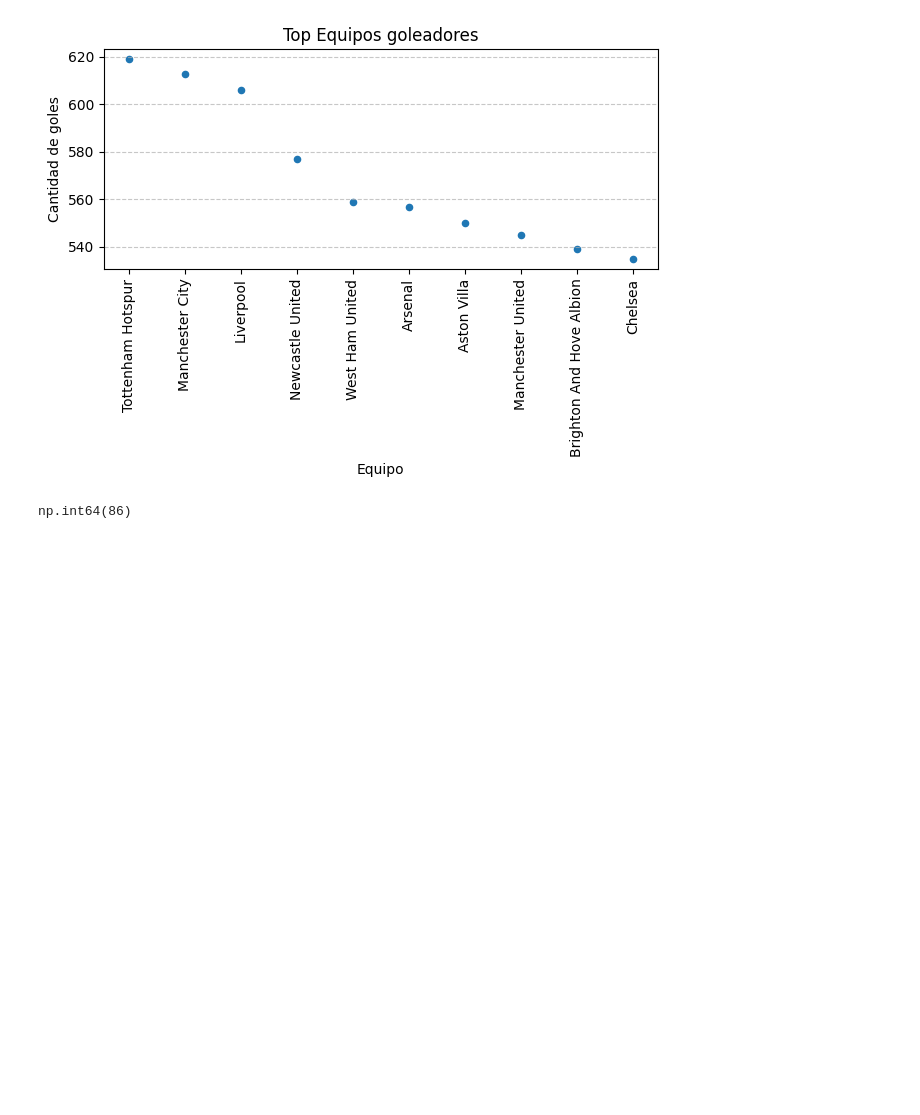
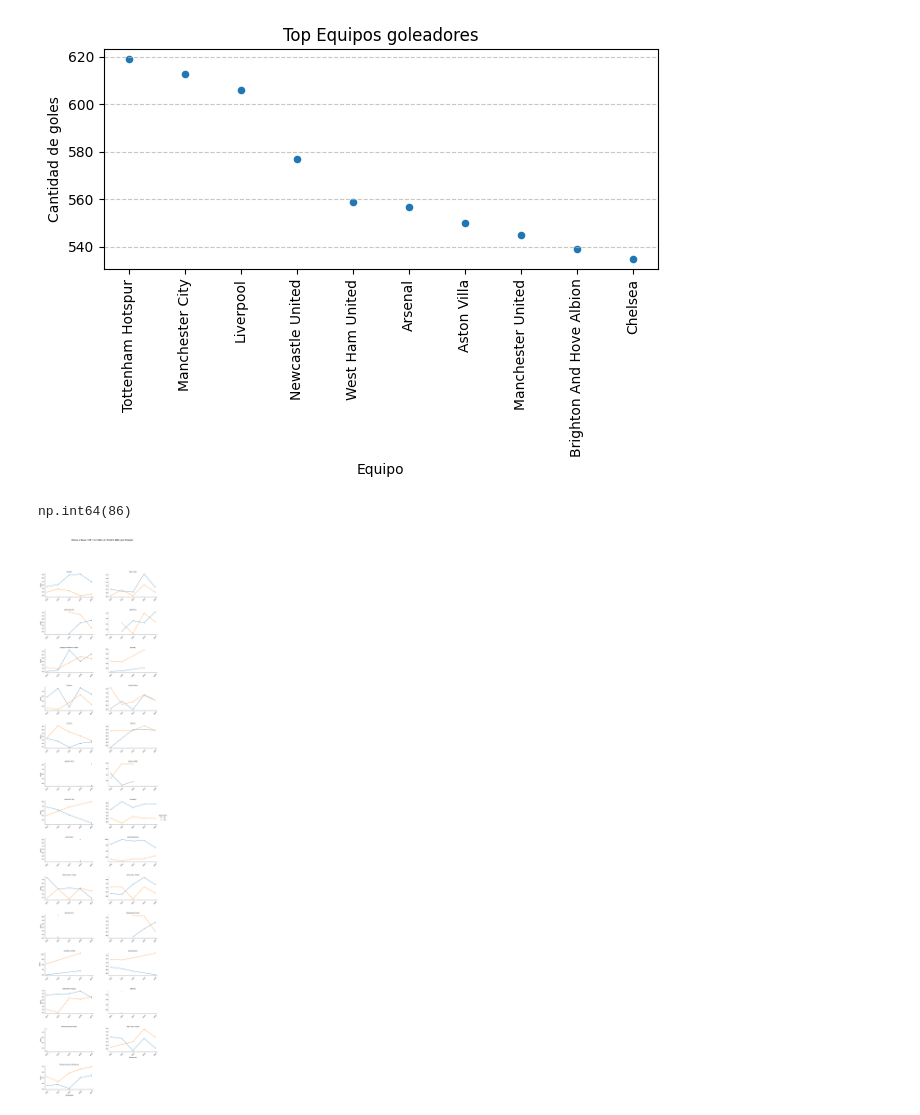
Before and after one commit to jp0617/analisis, a Jupyter notebook: Premier-stiware.ipynb, the cells around one changed output. Cells and saved outputs as stored; diff of their text form; code cells hidden in the pictures; blank space fills up the shorter version.

Commit message:
añadir grafica de goles de todos los equipos por temporada

```diff
--- a/Premier-stiware.ipynb
+++ b/Premier-stiware.ipynb
@@ -120,3 +120,55 @@ plt.show()
 df[(df['team']=='Liverpool') & (df['season']==2025)]['gf'].sum()
 # %% [output]
 np.int64(86)
+# %%
+#hacemos unico el equipo y la temporada
+team_season_g = df[['team','season']].drop_duplicates()
+
+#contamos la cantidad de goles realizados por equipo y por temporada
+team_season_g.loc[:,'gf'] = team_season_g.apply(
+    lambda x: df[(df['team']== x['team'])& (df['season']== x['season'])]['gf'].sum()
+    ,axis=1)
+
+team_season_g.loc[:,'ga'] = team_season_g.apply(
+    lambda x: df[(df['team']== x['team'])& (df['season']== x['season'])]['ga'].sum()
+    ,axis=1)
+# %%
+import pandas as pd
+import seaborn as sns
+import matplotlib.pyplot as plt
+
+# El primer paso es preparar los datos a formato "largo"
+# Esto crea una columna con el nombre 'tipo' (para GF o GA) y otra con el valor
+df_melted = team_season_g.melt(id_vars=['team', 'season'],
+                    value_vars=['gf', 'ga'],
+                    var_name='tipo',
+                    value_name='goles')
+
+
+# 1. Crear la estructura
+g = sns.FacetGrid(df_melted, col="team", hue="tipo", col_wrap=2,
+                  height=4, aspect=1.5, sharey=False)
+
+# 2. Dibujar las líneas
+g.map(sns.lineplot, "season", "goles", marker="o")
+
+# 3. FORZAR las etiquetas en TODOS los ejes (La solución al problema)
+anios_unicos = sorted(df['season'].unique())
+
+for ax in g.axes.flat:
+    ax.set_xticks(anios_unicos)
+    ax.set_xticklabels(anios_unicos, rotation=45)
+    ax.tick_params(labelbottom=True) # <--- Esta es la línea mágica que obliga a mostrar etiquetas
+
+# 4. Ajustes estéticos finales
+g.add_legend(title="Tipo de Gol")
+g.set_titles("{col_name}")
+g.set_axis_labels("Temporada", "Goles")
+
+# Ajuste de espacios para que no se solapen
+plt.subplots_adjust(top=0.92, wspace=0.3, hspace=0.6)
+g.fig.suptitle('Goles a Favor (GF) vs Goles en Contra (GA) por Equipo', fontsize=16)
+
+plt.show()
+# %% [output]
+[figure, added]
```
Also changed, not shown: parts of 1 cell of this notebook.
